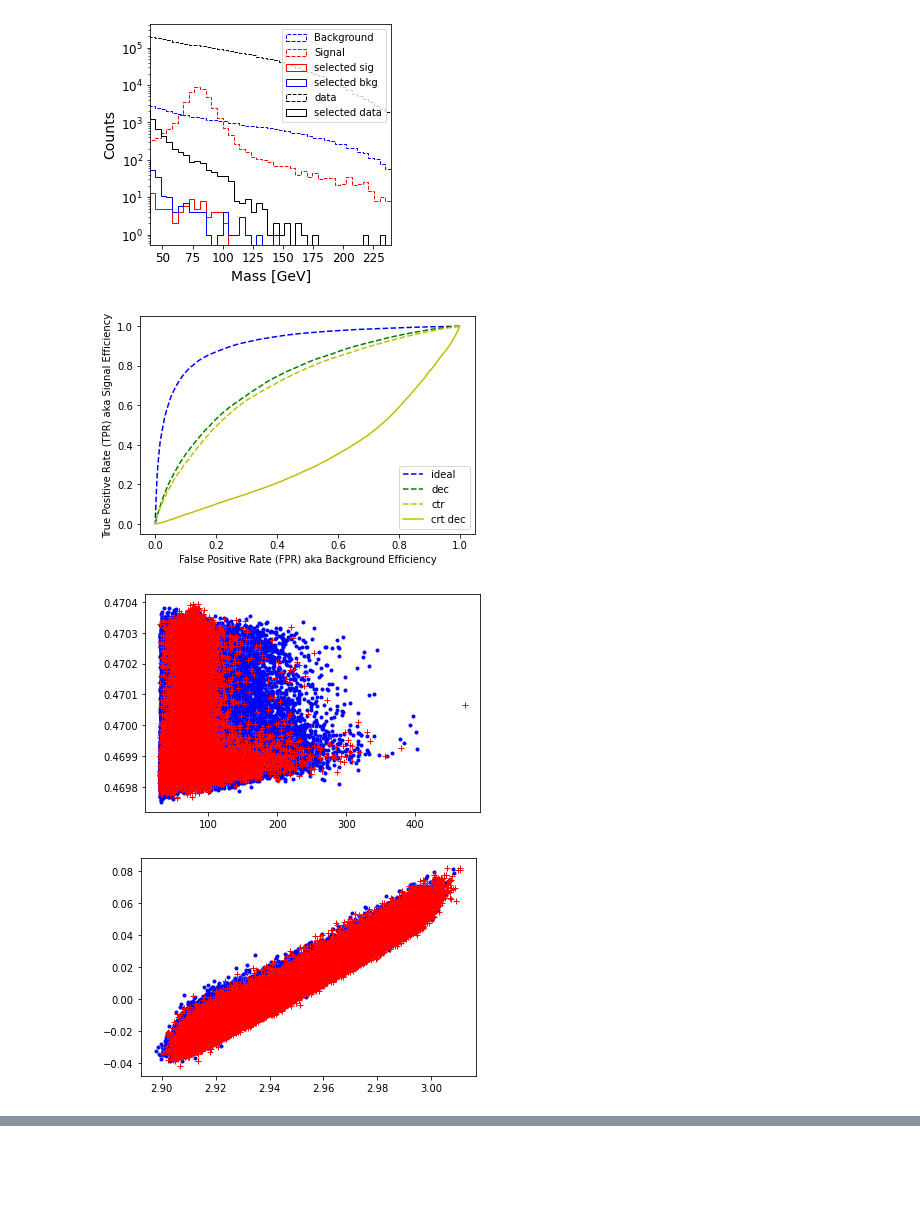
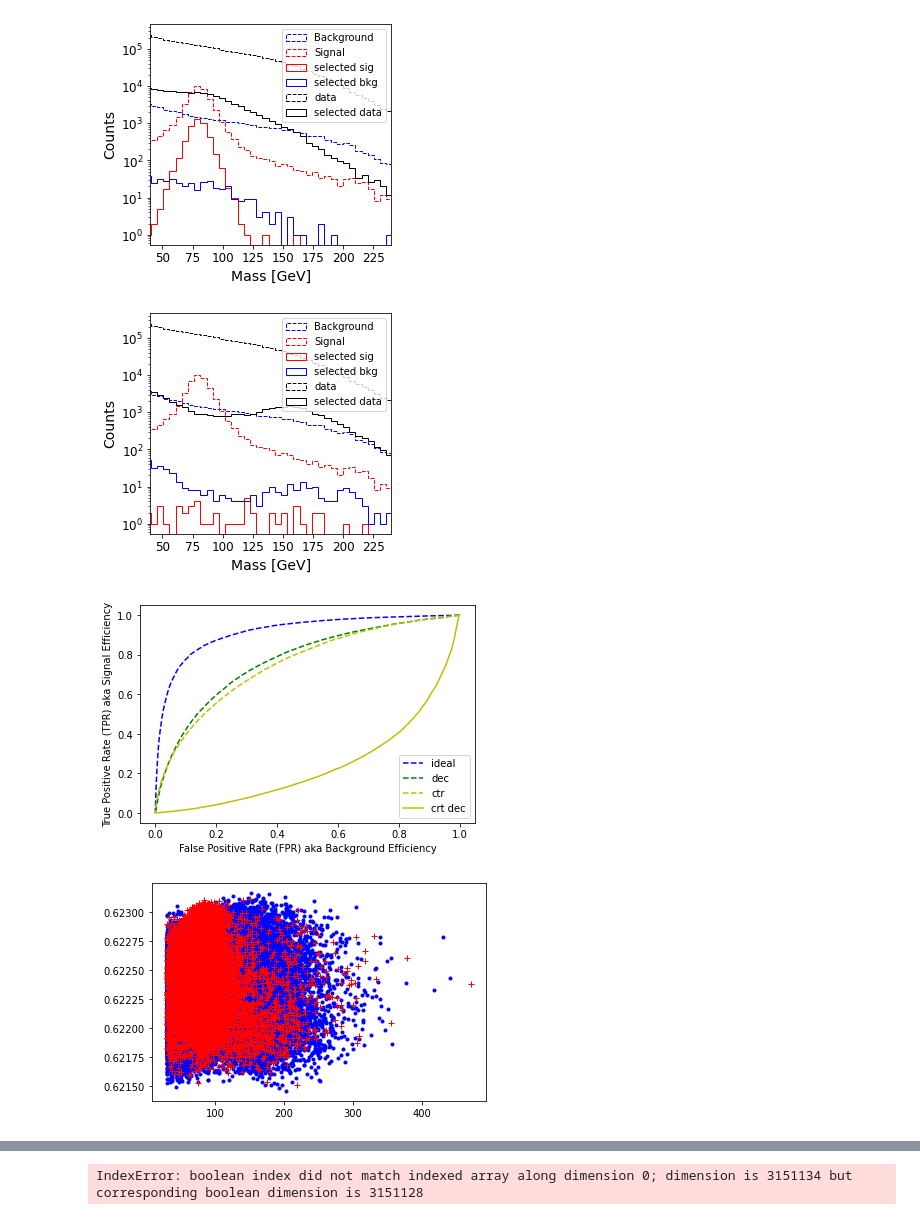
Before and after one commit to jeffkrupa/ContraDecorr, a Jupyter notebook: Jets.ipynb, the cells around one changed output, grey strips where cells are left out. Drawn from its saved outputs; the diff is of its cells as text; code cells hidden in the pictures; blank space fills up the shorter version.

```diff
--- a/Jets.ipynb
+++ b/Jets.ipynb
@@ -414,7 +414,7 @@ qcdsel  = selection(qcd)
 
 # Get features
 def keep_key(key):
-    kws = ["gen","flavor","qgid", "trig", "eta", "phi","qjet","iso"]
+    kws = ["gen","flavor", "trig", "eta", "phi","iso"]
     #kws = ["gen","t3","csv","pullAngle","q","z","c2b0","c2b1P0","c2b2P0","qjet", "mass", "msd1", "flavor", "mprune", "mtrim", "trig","qgid", "iso", "pt", "eta", "phi"]
     for kw in kws:
         if kw in key: return False
@@ -782,25 +768,36 @@ loss: 0.6300902366638184
 # %%
 with torch.no_grad():
-    outputs_test_clr_bar = simple_CTR(x_torch_test)
-    outputs_test_bar     = torch.sigmoid(simple_model(outputs_test_clr_bar))
+    outputs_test_clr_bar    = simple_CTR(x_torch_test)
+    outputs_test_clr_bar_X  = torch.sigmoid(simple_model(outputs_test_clr_bar))
     #outputs_test_clr_bar_dec = simple_model4(outputs_test_clr_bar[:,0:(nspace)])
-    outputs_test_clr_bar_dec = torch.sigmoid(simple_model4(outputs_test_clr_bar[:,0:(nspace-1)]))
+    outputs_test_clr_bar_dec = torch.sigmoid(simple_model4(outputs_test_clr_bar[:,0:(nspace)]))
     data_outputs         = simple_CTR(torch.from_numpy(data_samples))
     #data_outputs_dec     = simple_model4(data_outputs[:,0:(nspace)])
-    data_outputs_dec     = torch.sigmoid(simple_model4(data_outputs[:,0:(nspace-1)]))
+    data_mass_clean      = data_mass[~torch.any(data_outputs.isnan(),dim=1)]
+    data_outputs         = data_outputs[~torch.any(data_outputs.isnan(),dim=1)]
+    data_outputs_dec     = torch.sigmoid(simple_model4(data_outputs[:,0:(nspace)]))
     data_outputs_X       = torch.sigmoid(simple_model(data_outputs[:,0:(nspace)]))
 
 sign=-1
-scores=(sign*outputs_test_clr_bar_dec[:,0]).detach().numpy().flatten()
-data_scores=(sign*data_outputs_dec[:,0]).detach().numpy().flatten()
+scores=(sign*outputs_test_clr_bar_X[:,0]).detach().numpy().flatten()
+data_scores=(sign*data_outputs_X[:,0]).detach().numpy().flatten()
+
+scores_dec=(sign*outputs_test_clr_bar_dec[:,0]).detach().numpy().flatten()
+data_scores_dec=(sign*data_outputs_dec[:,0]).detach().numpy().flatten()
 
 lLabels=y_torch_test.detach().numpy().flatten()
 lMass=m_torch_test.detach().numpy().flatten()
 cut = find_threshold(scores,(lLabels == 0),0.99)
-bins, fig, ax = plot_hists(cut,scores,test_mass=lMass,test_labels=lLabels,c="royalblue",density=False)
+bins, fig, ax = plot_hists(cut,scores,test_mass=lMass,test_labels=lLabels,c="dodgerblue",density=False)
+_,bins,_=ax.hist(data_mass_clean, histtype="step",color="k",bins=bins,range=(40,240),density=False,ls="--", label="data")
+_,bins,_=ax.hist(data_mass_clean[data_scores>cut], histtype="step",color="k",bins=bins,range=(40,240),density=False, label="selected data")
+plt.legend()
+plt.show()
 
-_,bins,_=ax.hist(data_mass, histtype="step",color="k",bins=bins,range=(40,240),density=False,ls="--", label="data")
-_,bins,_=ax.hist(data_mass[data_scores>cut], histtype="step",color="k",bins=bins,range=(40,240),density=False, label="selected data")
+cut_dec = find_threshold(scores_dec,(lLabels == 0),0.99)
+bins, fig, ax = plot_hists(cut_dec,scores_dec,test_mass=lMass,test_labels=lLabels,c="dodgerblue",density=False)
+_,bins,_=ax.hist(data_mass_clean, histtype="step",color="k",bins=bins,range=(40,240),density=False,ls="--", label="data")
+_,bins,_=ax.hist(data_mass_clean[data_scores_dec>cut_dec], histtype="step",color="k",bins=bins,range=(40,240),density=False, label="selected data")
 plt.legend()
 plt.show()
 
@@ -809,7 +806,7 @@ plt.show()
 #plt.show()
 
 roc_ideal_ctrdec      = compute_ROC(y_torch_test.detach().numpy().flatten(),sign*outputs_test_clr_bar_dec[:,0].detach().numpy().flatten())
-roc_ideal_fullctr     = compute_ROC(y_torch_test.detach().numpy().flatten(),sign*outputs_test_bar.detach().numpy().flatten())
+roc_ideal_fullctr     = compute_ROC(y_torch_test.detach().numpy().flatten(),sign*outputs_test_clr_bar_X.detach().numpy().flatten())
 
 plt.plot(roc_ideal_full[0],    roc_ideal_full[1],'b--',label="ideal")
 plt.plot(roc_ideal_fulldec[0], roc_ideal_fulldec[1],'g--',label="dec")
@@ -821,34 +818,34 @@ plt.ylabel("True Positive Rate (TPR) aka Signal Efficiency")
 plt.legend(loc="lower right")
 plt.show()
 
 
 #This plot should be correlated
 plt.plot(m_torch_test[y_torch_test.flatten() == 0],outputs_test_clr_bar_dec[y_torch_test.flatten() == 0][:,0].detach().numpy(), 'k.',c='b')
 plt.plot(m_torch_test[y_torch_test.flatten()  > 0],outputs_test_clr_bar_dec[y_torch_test.flatten() > 0][:,0].detach().numpy(), 'k+',c='r')
 plt.show()
 
 with torch.no_grad():
     test_optimal_clr_bar = simple_CTR(x_torch_test)
 
 #This is the output space split by type
 plt.plot(test_optimal_clr_bar[y_torch_test.flatten() == 0][:,0].detach().numpy(),test_optimal_clr_bar[y_torch_test.flatten() == 0][:,1].detach().numpy(), 'k.',c='b')
 plt.plot(test_optimal_clr_bar[y_torch_test.flatten() == 1][:,0].detach().numpy(),test_optimal_clr_bar[y_torch_test.flatten() == 1][:,1].detach().numpy(), 'k+',c='r')
 plt.show()
 
 #This plot should NOT be correlated
 plt.plot(m_torch_test[y_torch_test.flatten() == 0],test_optimal_clr_bar[y_torch_test.flatten() == 0][:,0].detach().numpy(), 'k.',c='b')
 plt.plot(m_torch_test[y_torch_test.flatten()  > 0],test_optimal_clr_bar[y_torch_test.flatten()  > 0][:,0].detach().numpy(), 'k+',c='r')
 plt.show()
 
 #This plot should be correlated
 plt.plot(m_torch_test[y_torch_test.flatten() == 0],test_optimal_clr_bar[y_torch_test.flatten() == 0][:,nspace-1].detach().numpy(), 'k.',c='b')
 plt.plot(m_torch_test[y_torch_test.flatten()  > 0],test_optimal_clr_bar[y_torch_test.flatten() > 0][:,nspace-1].detach().numpy(), 'k+',c='r')
 plt.show()
 
 _,bins,_=ax.hist(data_mass[data_scores>cut], histtype="step",color="k",bins=bins,range=(40,240),density=False, label="selected data")
 plt.show()
 # %% [output]
-[figure, old version]
+[figure, new version]
-[figure, old version]
+[figure, new version]
-[figure, old version]
+[figure, new version]
-[figure, old version]
+[figure, new version]
@@ -857,3 +855,4 @@ plt.show()
+IndexError: boolean index did not match indexed array along dimension 0; dimension is 3151134 but corresponding boolean dimension is 3151128
 # %%
 from sklearn.metrics import classification_report, confusion_matrix, roc_auc_score, roc_curve
 
```
Also changed, not shown: parts of 7 cells of this notebook.
